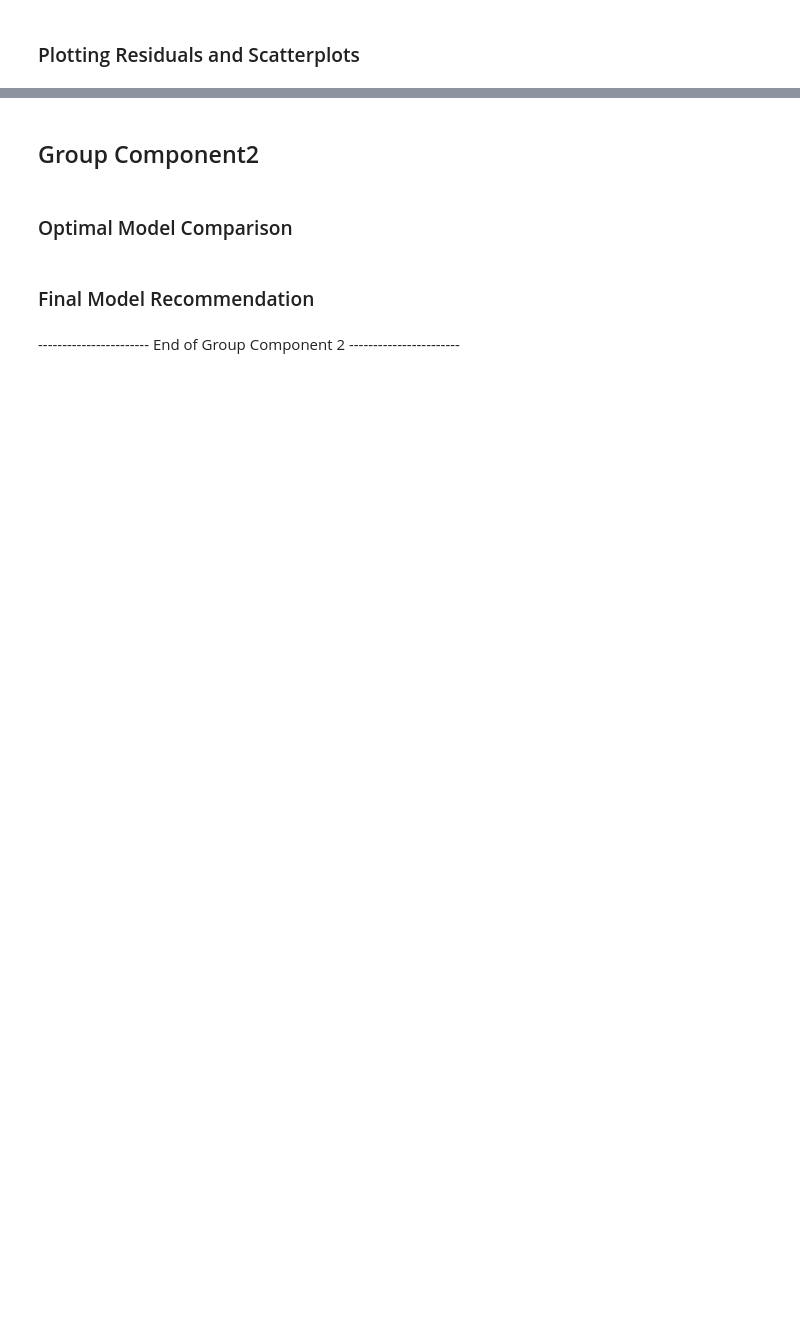
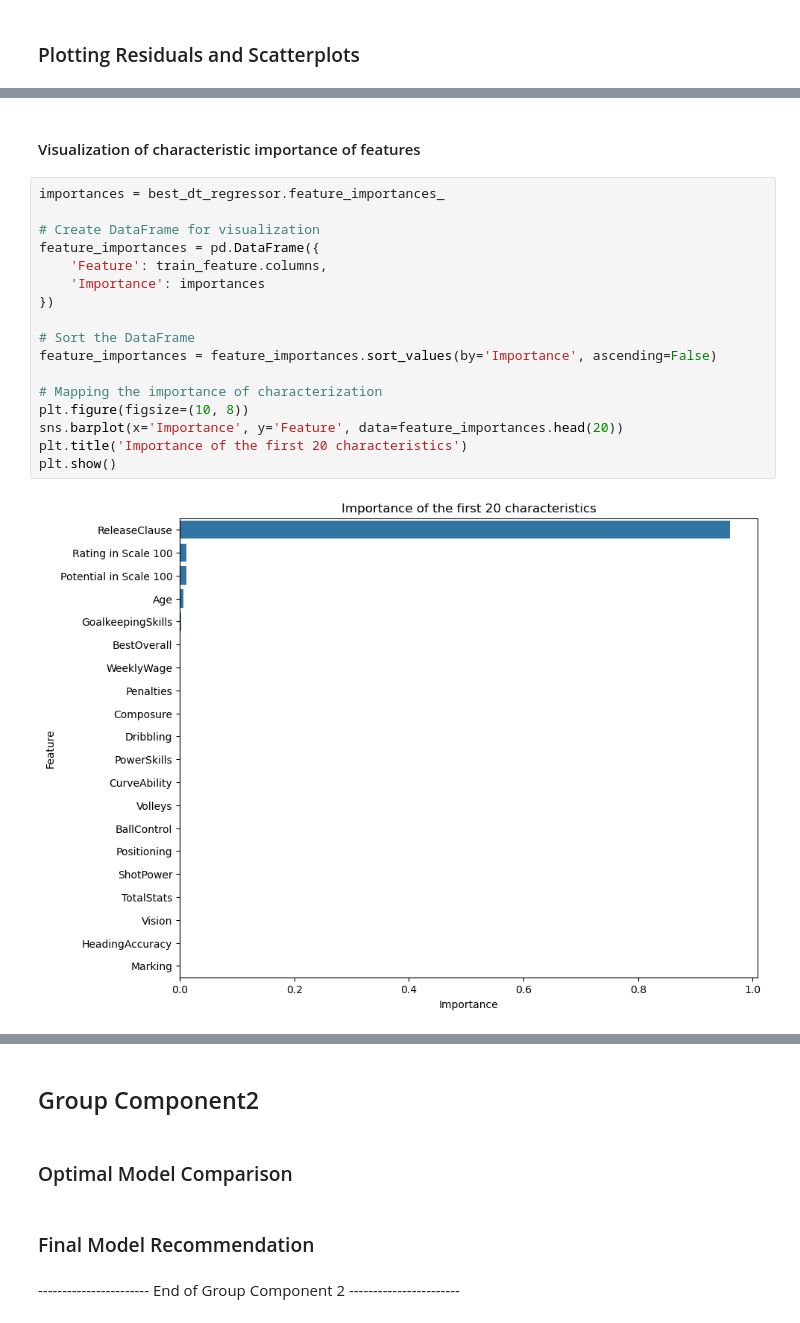
Before and after one commit to ThisFat/5310assignment2, a Jupyter notebook: Group1_Activity9_A2_Code.ipynb, the cells around one changed output, grey strips where cells are left out. Drawn from its saved outputs; the diff is of its cells as text; blank space fills up the shorter version.

```diff
--- a/Group1_Activity9_A2_Code.ipynb
+++ b/Group1_Activity9_A2_Code.ipynb
@@ -505,0 +504,21 @@ plt.show()
+# %% [markdown]
+#### Visualization of characteristic importance of features
+# %%
+importances = best_dt_regressor.feature_importances_
+
+# Create DataFrame for visualization
+feature_importances = pd.DataFrame({
+    'Feature': train_feature.columns,
+    'Importance': importances
+})
+
+# Sort the DataFrame
+feature_importances = feature_importances.sort_values(by='Importance', ascending=False)
+
+# Mapping the importance of characterization
+plt.figure(figsize=(10, 8))
+sns.barplot(x='Importance', y='Feature', data=feature_importances.head(20))
+plt.title('Importance of the first 20 characteristics')
+plt.show()
+# %% [output]
+[figure, added]
```
Also changed, not shown: parts of 20 cells of this notebook.
